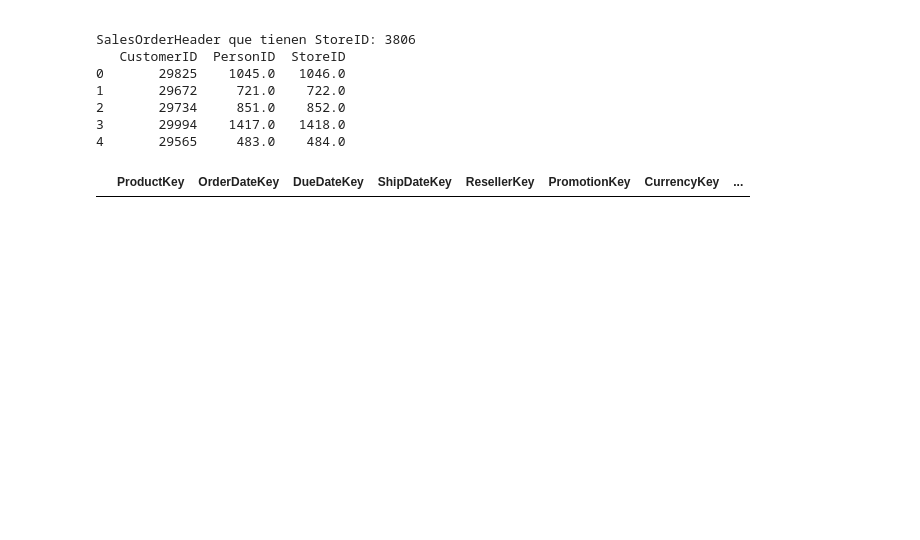
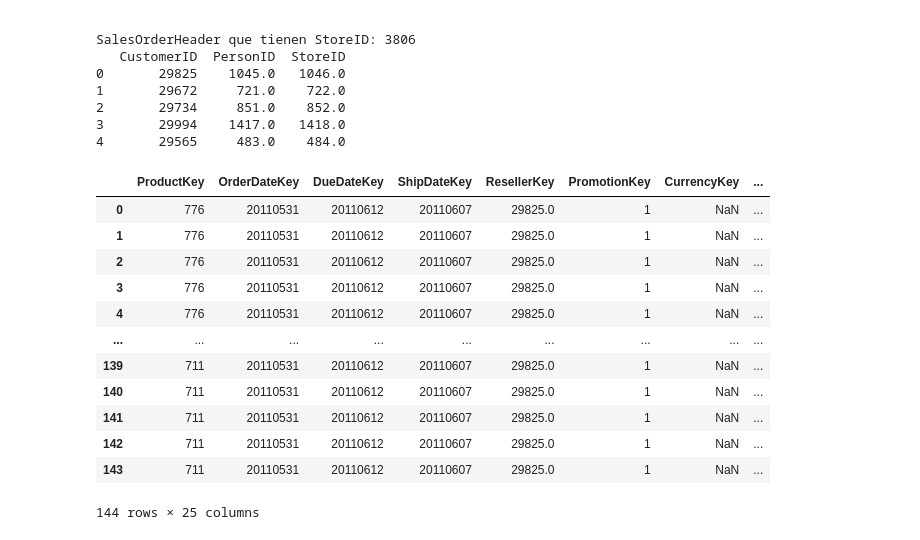
Before and after one commit to AngieJoya99/ETL-proyecto, a Jupyter notebook: pruebaConexion.ipynb, the cells around one changed output. Saved outputs shown, nothing was run; the diff lists cells and outputs as text; code cells hidden in the pictures; blank space fills up the shorter version.

Commit message:
factResellers

```diff
--- a/pruebaConexion.ipynb
+++ b/pruebaConexion.ipynb
@@ -374,7 +374,7 @@ def transformDimReseller(customer, salesOrderHeader, personPhone, personAddress,
 
     ####
 
-    customer = customer[customer["PersonID"].isna()]
+    customer = customer[customer["StoreID"].notna()]
 
 
     dimReseller["ResellerKey"] = customer["CustomerID"]
@@ -594,7 +594,7 @@ def transformFactResellerSales(product, salesOrderDetail, salesOrderHeader, dimC
   }).drop(columns=["SalesOrderID"])
 
   factResellerSales = factResellerSales.merge(
-        dimReseller[["ResellerKey"]],
+        dimReseller[["ResellerKey", "ResellerAlternateKey"]],
         left_on="CustomerID",
         right_on="ResellerKey",
         how="left"
@@ -668,17 +668,29 @@ def transformFactResellerSales(product, salesOrderDetail, salesOrderHeader, dimC
 # %%
 fact = transformFactResellerSales(
     production["Product"],
     sales["SalesOrderDetail"],
     sales["SalesOrderHeader"],
     dimCurrency,
     sales["CurrencyRate"],
     person["StateProvince"],
     sales["SalesTaxRate"],
     dimReseller
 )
 
 fact
-#fact[fact["SalesOrderNumber"] == "SO43659"]
+fact[fact["SalesOrderNumber"] == "SO43659"]
 #dimCustomer[dimCustomer["CustomerKey"] == 11146]
 # %% [output]
 |  | ProductKey | OrderDateKey | DueDateKey | ShipDateKey | ResellerKey | PromotionKey | CurrencyKey | ... |
+| 0 | 776 | 20110531 | 20110612 | 20110607 | 29825.0 | 1 | NaN | ... |
+| 1 | 776 | 20110531 | 20110612 | 20110607 | 29825.0 | 1 | NaN | ... |
+| 2 | 776 | 20110531 | 20110612 | 20110607 | 29825.0 | 1 | NaN | ... |
+| 3 | 776 | 20110531 | 20110612 | 20110607 | 29825.0 | 1 | NaN | ... |
+| 4 | 776 | 20110531 | 20110612 | 20110607 | 29825.0 | 1 | NaN | ... |
+| ... | ... | ... | ... | ... | ... | ... | ... | ... |
+| 139 | 711 | 20110531 | 20110612 | 20110607 | 29825.0 | 1 | NaN | ... |
+| 140 | 711 | 20110531 | 20110612 | 20110607 | 29825.0 | 1 | NaN | ... |
+| 141 | 711 | 20110531 | 20110612 | 20110607 | 29825.0 | 1 | NaN | ... |
+| 142 | 711 | 20110531 | 20110612 | 20110607 | 29825.0 | 1 | NaN | ... |
+| 143 | 711 | 20110531 | 20110612 | 20110607 | 29825.0 | 1 | NaN | ... |
+144 rows × 25 columns
```
Also changed, not shown: parts of 1 cell of this notebook.
